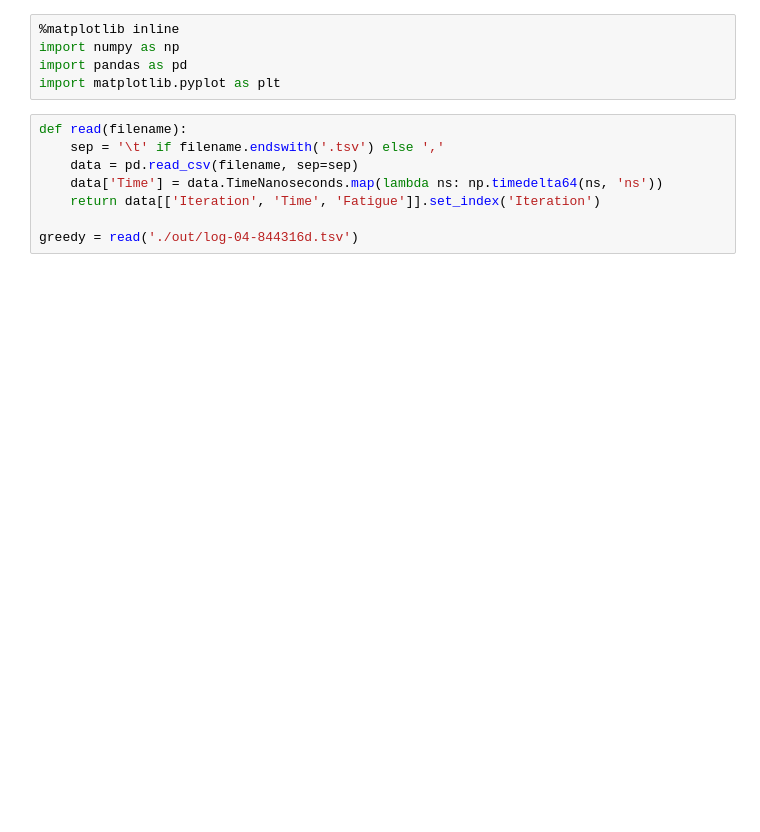
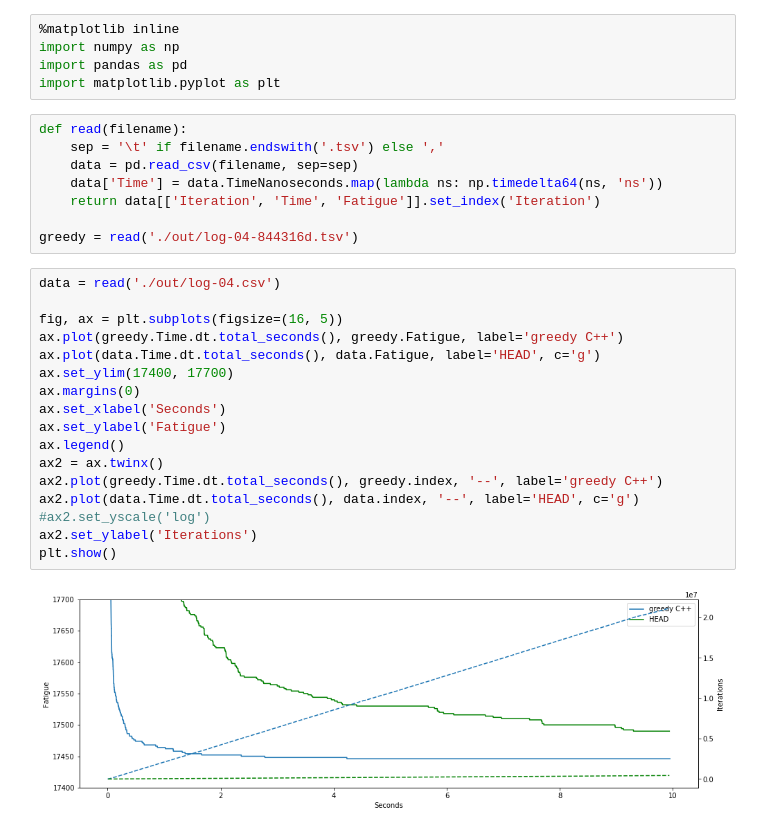
Before and after one commit to slava-sh/university-scheduler, a Jupyter notebook: Performance.ipynb, the cells around one changed output. Cells and saved outputs as stored; diff of their text form; blank space fills up the shorter version.

```diff
--- a/Performance.ipynb
+++ b/Performance.ipynb
@@ -11,6 +11,25 @@ def read(filename):
     return data[['Iteration', 'Time', 'Fatigue']].set_index('Iteration')
 
 greedy = read('./out/log-04-844316d.tsv')
+# %%
+data = read('./out/log-04.csv')
+
+fig, ax = plt.subplots(figsize=(16, 5))
+ax.plot(greedy.Time.dt.total_seconds(), greedy.Fatigue, label='greedy C++')
+ax.plot(data.Time.dt.total_seconds(), data.Fatigue, label='HEAD', c='g')
+ax.set_ylim(17400, 17700)
+ax.margins(0)
+ax.set_xlabel('Seconds')
+ax.set_ylabel('Fatigue')
+ax.legend()
+ax2 = ax.twinx()
+ax2.plot(greedy.Time.dt.total_seconds(), greedy.index, '--', label='greedy C++')
+ax2.plot(data.Time.dt.total_seconds(), data.index, '--', label='HEAD', c='g')
+#ax2.set_yscale('log')
+ax2.set_ylabel('Iterations')
+plt.show()
+# %% [output]
+[figure, added]
 # %%
 data = read('./out/log-04.csv')
 
```
Also changed, not shown: parts of 1 cell of this notebook.
